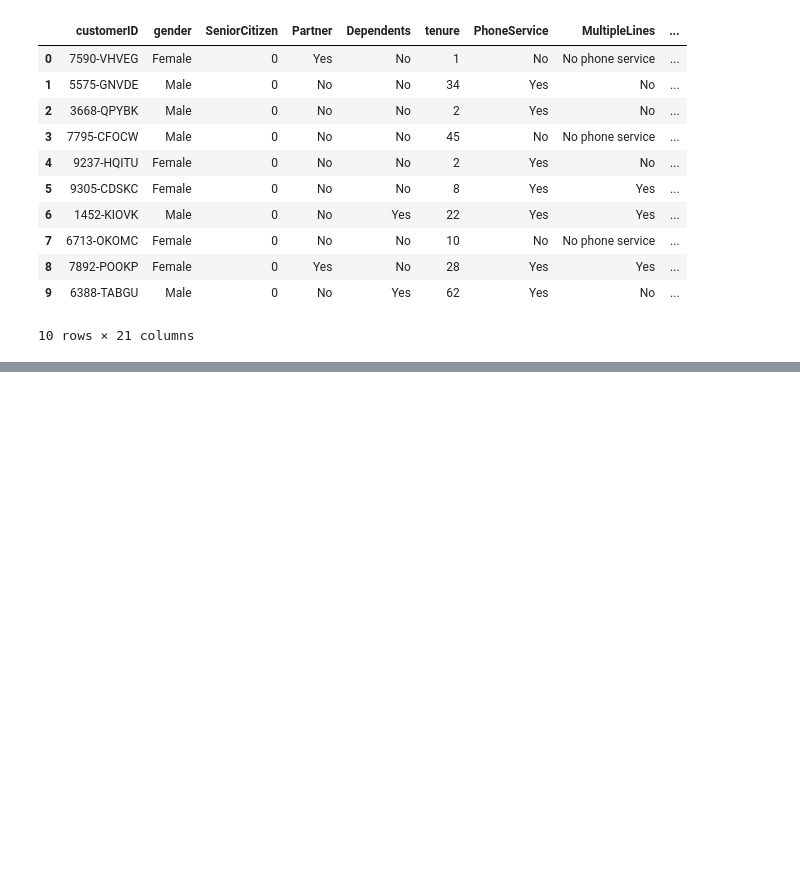
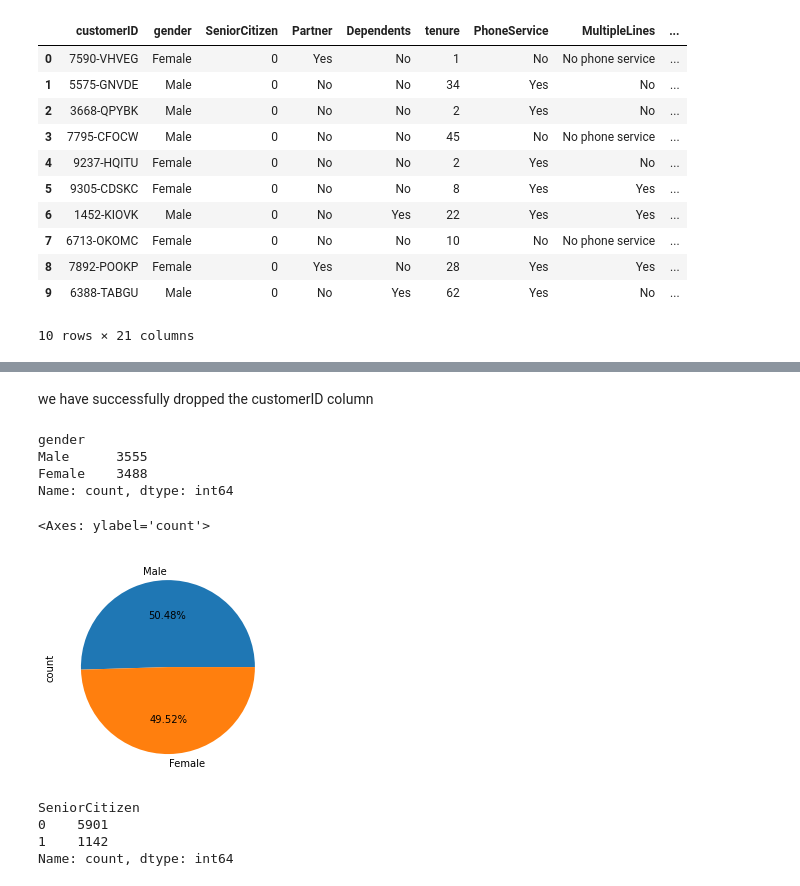
Before and after one commit to niteshpantha/customer_churn, a Jupyter notebook: customer-churn.ipynb, the cells around one changed output, grey strips where cells are left out. Cells and saved outputs as stored; diff of their text form; code cells hidden in the pictures; blank space fills up the shorter version.

```diff
--- a/customer-churn.ipynb
+++ b/customer-churn.ipynb
@@ -20,0 +180,4 @@ df[:10]
+# %%
+# lets replace the missing values in TotalCharges with mean.
+
+df['TotalCharges'] = df["TotalCharges"].fillna(df["TotalCharges"].mean())
@@ -20,0 +281,2 @@ df[:10]
+# %%
+df = df.drop('customerID', axis=1)
@@ -20,0 +306,22 @@ df[:10]
+# %% [markdown]
+we have successfully dropped the customerID column
+# %%
+df['gender'].value_counts()
+# %% [output]
+gender
+Male      3555
+Female    3488
+Name: count, dtype: int64
+# %%
+# we can even do some visualization using matplotlib
+df['gender'].value_counts().plot(kind='pie', autopct="%0.2f%%")
+# %% [output]
+<Axes: ylabel='count'>
+[figure, added]
+# %%
+df['SeniorCitizen'].value_counts()
+# %% [output]
+SeniorCitizen
+0    5901
+1    1142
+Name: count, dtype: int64
```
Also changed, not shown: parts of 58 cells of this notebook.
